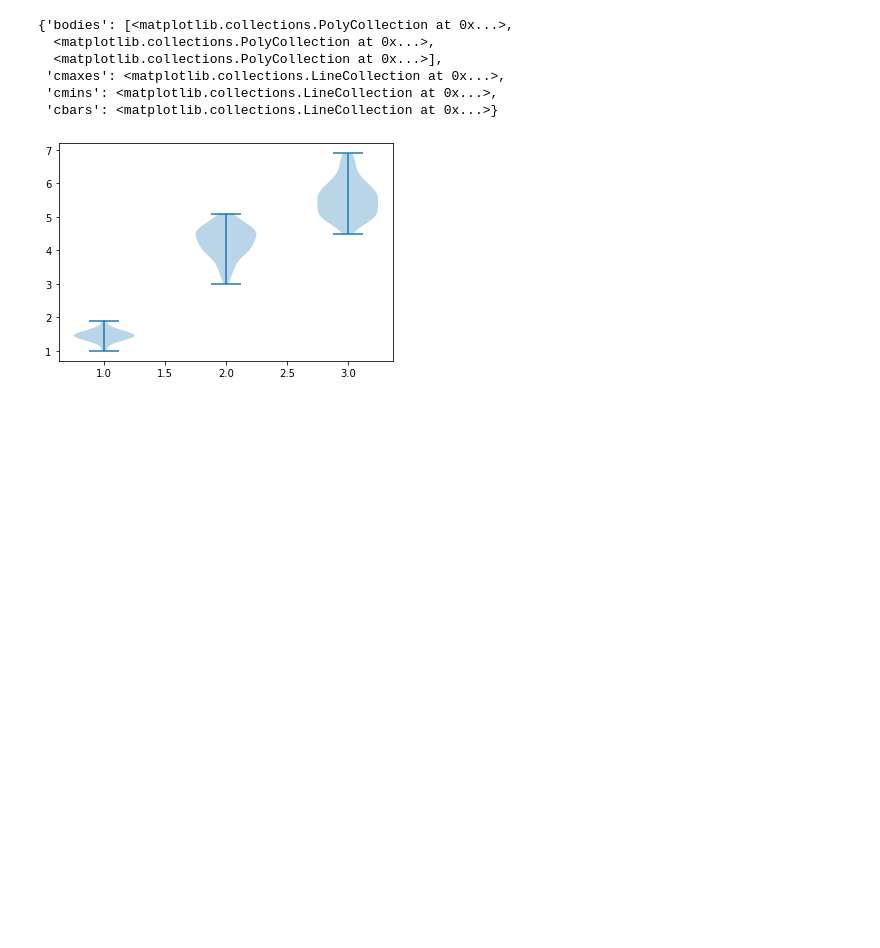
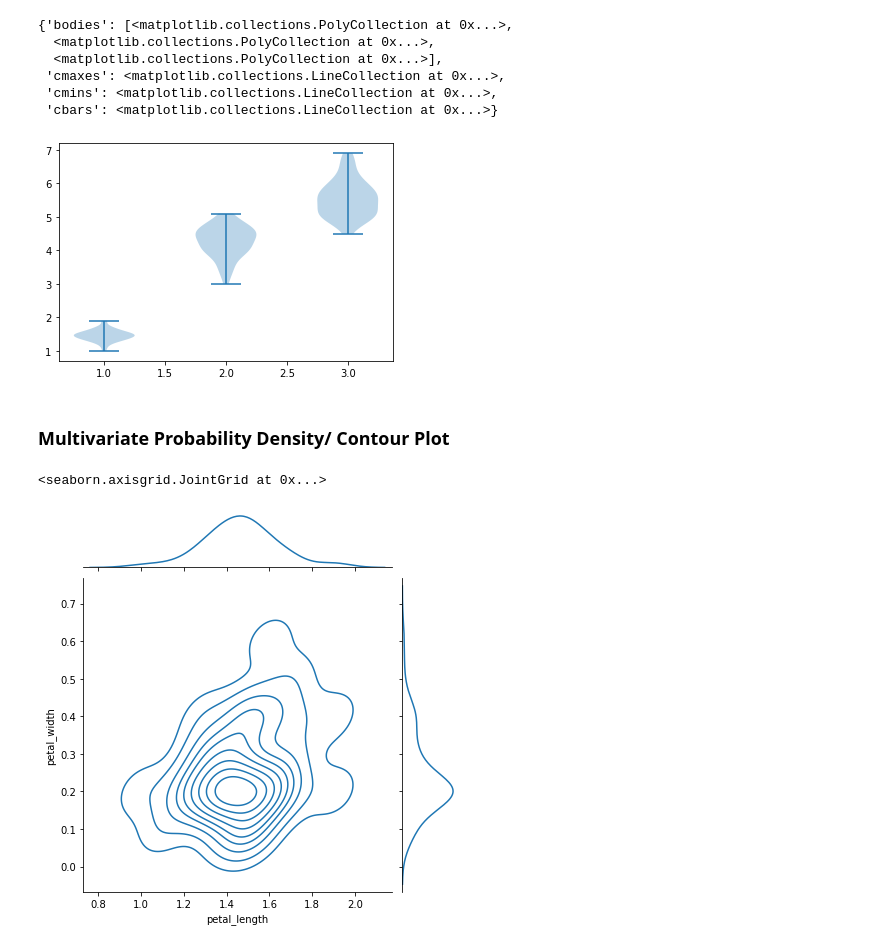
Before and after one commit to vijananish/exploratory-data-analysis, a Jupyter notebook: iris-dataset/iris-dataset.ipynb, the cells around one changed output. Saved outputs shown, nothing was run; the diff lists cells and outputs as text; code cells hidden in the pictures; blank space fills up the shorter version.

Commit message:
multivariate analysis pdf

```diff
--- a/iris-dataset/iris-dataset.ipynb
+++ b/iris-dataset/iris-dataset.ipynb
@@ -263,3 +263,10 @@ plt.violinplot([iris_setosa["petal_length"], iris_versicolor["petal_length"], ir
  'cmins': <matplotlib.collections.LineCollection at 0x...>,
  'cbars': <matplotlib.collections.LineCollection at 0x...>}
 [figure]
+# %% [markdown]
+### Multivariate Probability Density/ Contour Plot
+# %%
+sns.jointplot("petal_length", "petal_width", iris_setosa, kind="kde")
+# %% [output]
+<seaborn.axisgrid.JointGrid at 0x...>
+[figure, added]
```
